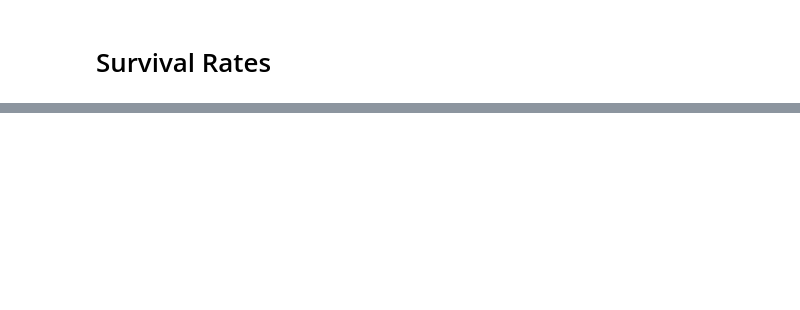
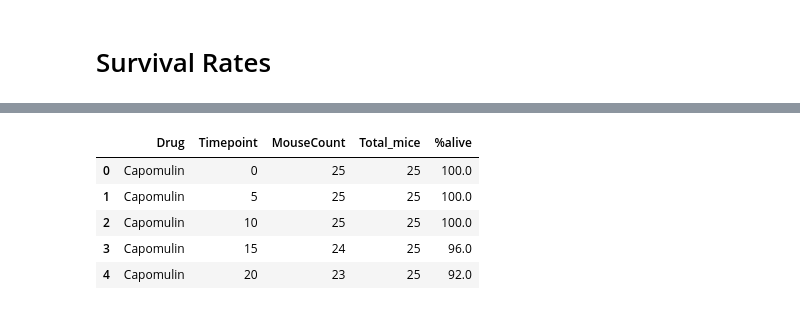
Before and after one commit to v33na/matplotlib-challenge., a Jupyter notebook: Pymaceuticals/Pymaceuticals.ipynb, the cells around one changed output, grey strips where cells are left out. Cells and saved outputs as stored; diff of their text form; code cells hidden in the pictures; blank space fills up the shorter version.

```diff
--- a/Pymaceuticals/Pymaceuticals.ipynb
+++ b/Pymaceuticals/Pymaceuticals.ipynb
@@ -221,7 +213,11 @@ met_site.head(3)
 # Survival Rates
 # %%
 # Store the Count of Mice Grouped by Drug and Timepoint (W can pass any metric)
-
-# Convert to DataFrame
-
-# Preview DataFrame
+mouse = all_data.groupby(["Drug", "Timepoint"])
+mouse.head()
+mouse['Mouse ID'].count()
+survival = pd.DataFrame(mouse['Mouse ID'].count())
+survival.head()
+survival.rename(columns={'Mouse ID':'MouseCount'},inplace = True)
+survival.reset_index(inplace=True)
+survival.head()
@@ -238,0 +261,11 @@ plt.show()
+# %%
+#store the percentage of mice still alive
+merge_survival["%alive"] = merge_survival['MouseCount'] / merge_survival['Total_mice'] * 100
+merge_survival.head()
+# %% [output]
+|  | Drug | Timepoint | MouseCount | Total_mice | %alive |
+| 0 | Capomulin | 0 | 25 | 25 | 100.0 |
+| 1 | Capomulin | 5 | 25 | 25 | 100.0 |
+| 2 | Capomulin | 10 | 25 | 25 | 100.0 |
+| 3 | Capomulin | 15 | 24 | 25 | 96.0 |
+| 4 | Capomulin | 20 | 23 | 25 | 92.0 |
```
Also changed, not shown: parts of 9 cells of this notebook.
